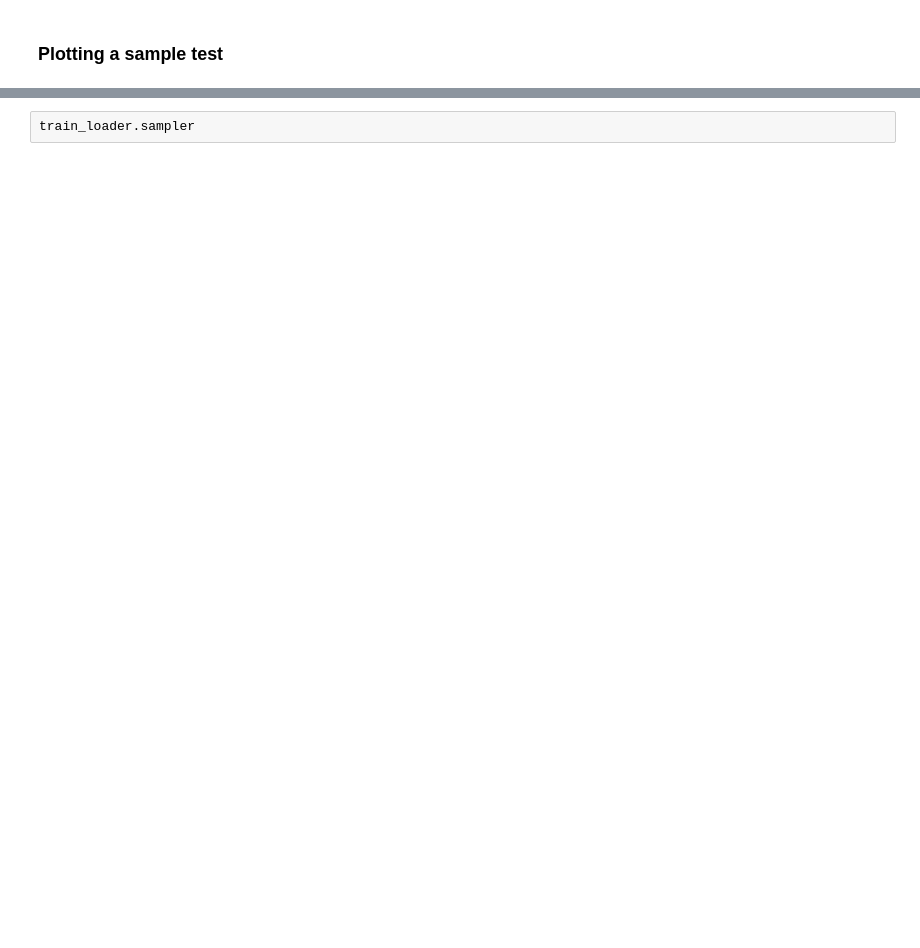
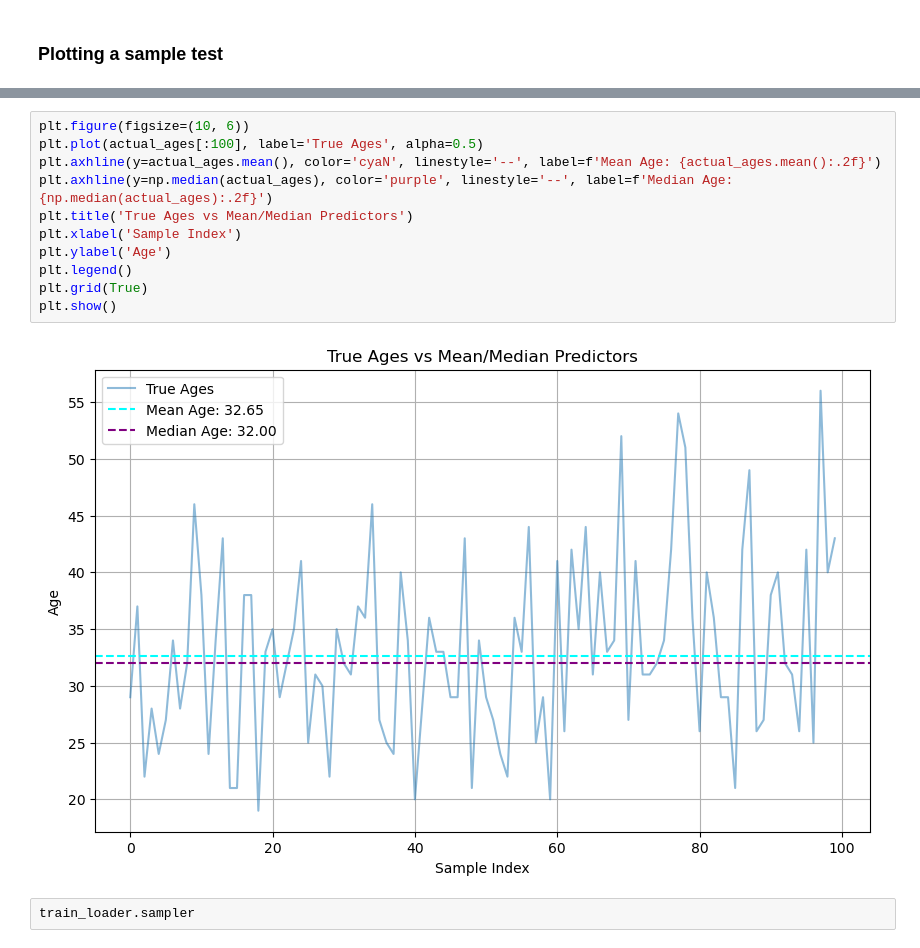
Before and after one commit to shpingus/OkCupidAnalysis, a Jupyter notebook: Playing with Database.ipynb, the cells around one changed output, grey strips where cells are left out. Drawn from its saved outputs; the diff is of its cells as text; blank space fills up the shorter version.

```diff
--- a/Playing with Database.ipynb
+++ b/Playing with Database.ipynb
@@ -398,2 +398,15 @@ plt.show()
+# %%
+plt.figure(figsize=(10, 6))
+plt.plot(actual_ages[:100], label='True Ages', alpha=0.5)
+plt.axhline(y=actual_ages.mean(), color='cyaN', linestyle='--', label=f'Mean Age: {actual_ages.mean():.2f}')
+plt.axhline(y=np.median(actual_ages), color='purple', linestyle='--', label=f'Median Age: {np.median(actual_ages):.2f}')
+plt.title('True Ages vs Mean/Median Predictors')
+plt.xlabel('Sample Index')
+plt.ylabel('Age')
+plt.legend()
+plt.grid(True)
+plt.show()
+# %% [output]
+[figure, added]
 # %%
 train_loader.sampler
```
Also changed, not shown: parts of 8 cells of this notebook.
